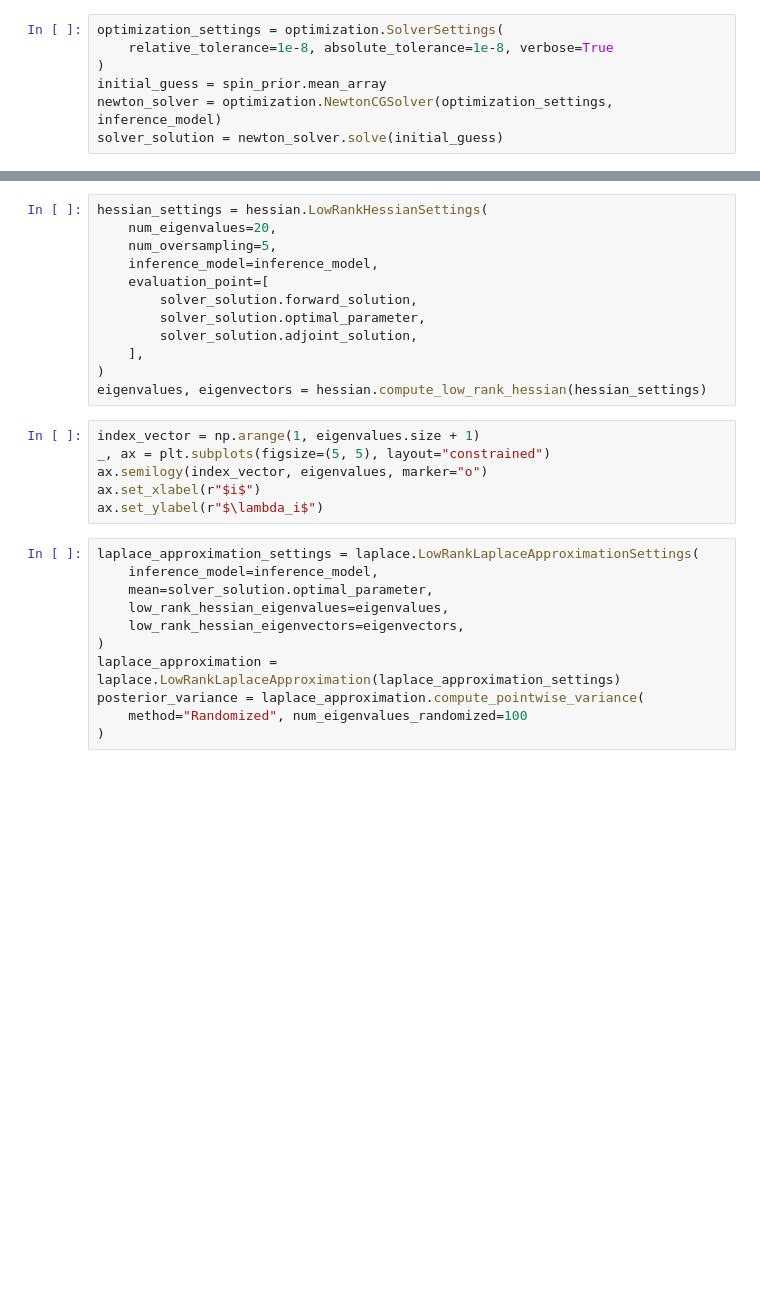
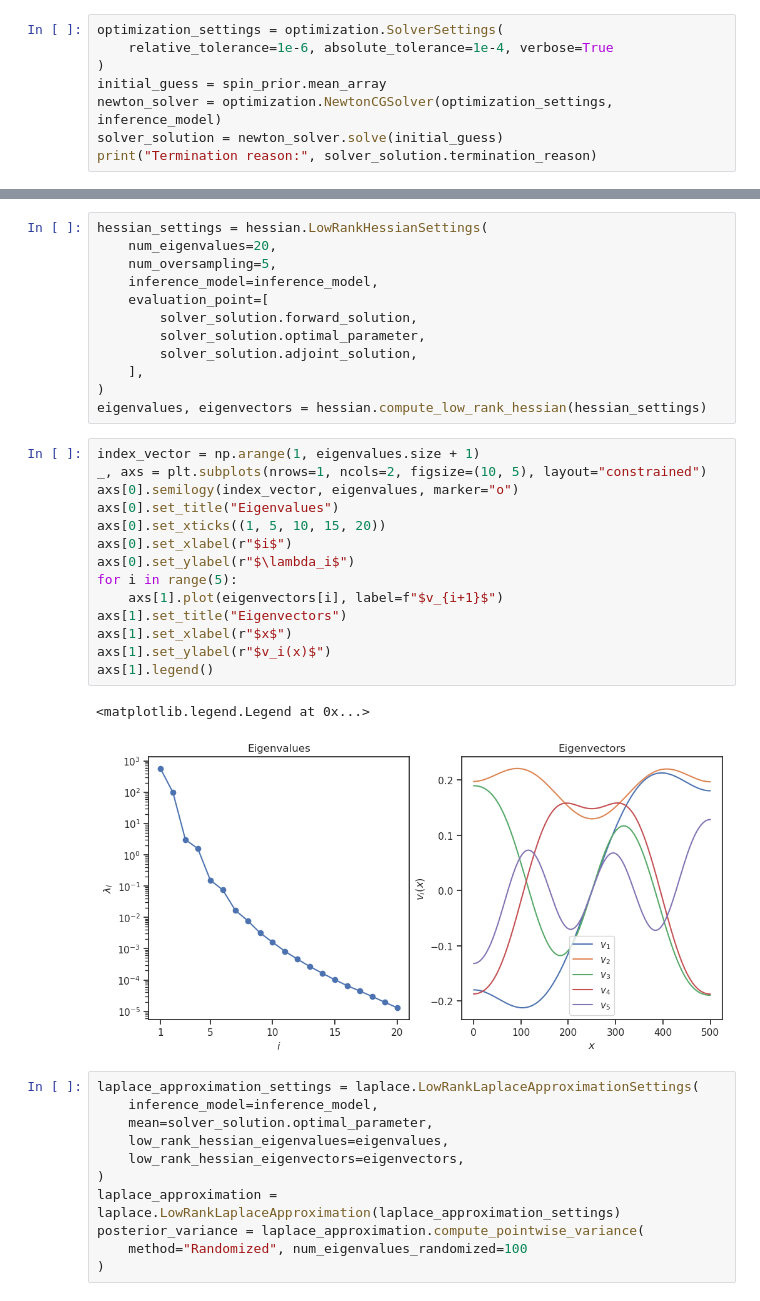
Before and after one commit to maximilian-kruse/SPIN, a Jupyter notebook: examples/1D_drift_mfpt.ipynb, the cells around one changed output, grey strips where cells are left out. Drawn from its saved outputs; the diff is of its cells as text; blank space fills up the shorter version.

```diff
--- a/examples/1D_drift_mfpt.ipynb
+++ b/examples/1D_drift_mfpt.ipynb
@@ -94,8 +97,9 @@ inference_model = hl.Model(
 )
 # %%
 optimization_settings = optimization.SolverSettings(
-    relative_tolerance=1e-8, absolute_tolerance=1e-8, verbose=True
+    relative_tolerance=1e-6, absolute_tolerance=1e-4, verbose=True
 )
 initial_guess = spin_prior.mean_array
 newton_solver = optimization.NewtonCGSolver(optimization_settings, inference_model)
 solver_solution = newton_solver.solve(initial_guess)
+print("Termination reason:", solver_solution.termination_reason)
@@ -111,12 +124,23 @@ hessian_settings = hessian.LowRankHessianSettings(
     ],
 )
 eigenvalues, eigenvectors = hessian.compute_low_rank_hessian(hessian_settings)
-# %%
-index_vector = np.arange(1, eigenvalues.size + 1)
-_, ax = plt.subplots(figsize=(5, 5), layout="constrained")
-ax.semilogy(index_vector, eigenvalues, marker="o")
-ax.set_xlabel(r"$i$")
-ax.set_ylabel(r"$\lambda_i$")
+# %%
+index_vector = np.arange(1, eigenvalues.size + 1)
+_, axs = plt.subplots(nrows=1, ncols=2, figsize=(10, 5), layout="constrained")
+axs[0].semilogy(index_vector, eigenvalues, marker="o")
+axs[0].set_title("Eigenvalues")
+axs[0].set_xticks((1, 5, 10, 15, 20))
+axs[0].set_xlabel(r"$i$")
+axs[0].set_ylabel(r"$\lambda_i$")
+for i in range(5):
+    axs[1].plot(eigenvectors[i], label=f"$v_{i+1}$")
+axs[1].set_title("Eigenvectors")
+axs[1].set_xlabel(r"$x$")
+axs[1].set_ylabel(r"$v_i(x)$")
+axs[1].legend()
+# %% [output]
+<matplotlib.legend.Legend at 0x...>
+[figure, added]
 # %%
 laplace_approximation_settings = laplace.LowRankLaplaceApproximationSettings(
     inference_model=inference_model,
```
Also changed, not shown: parts of 7 cells of this notebook.
